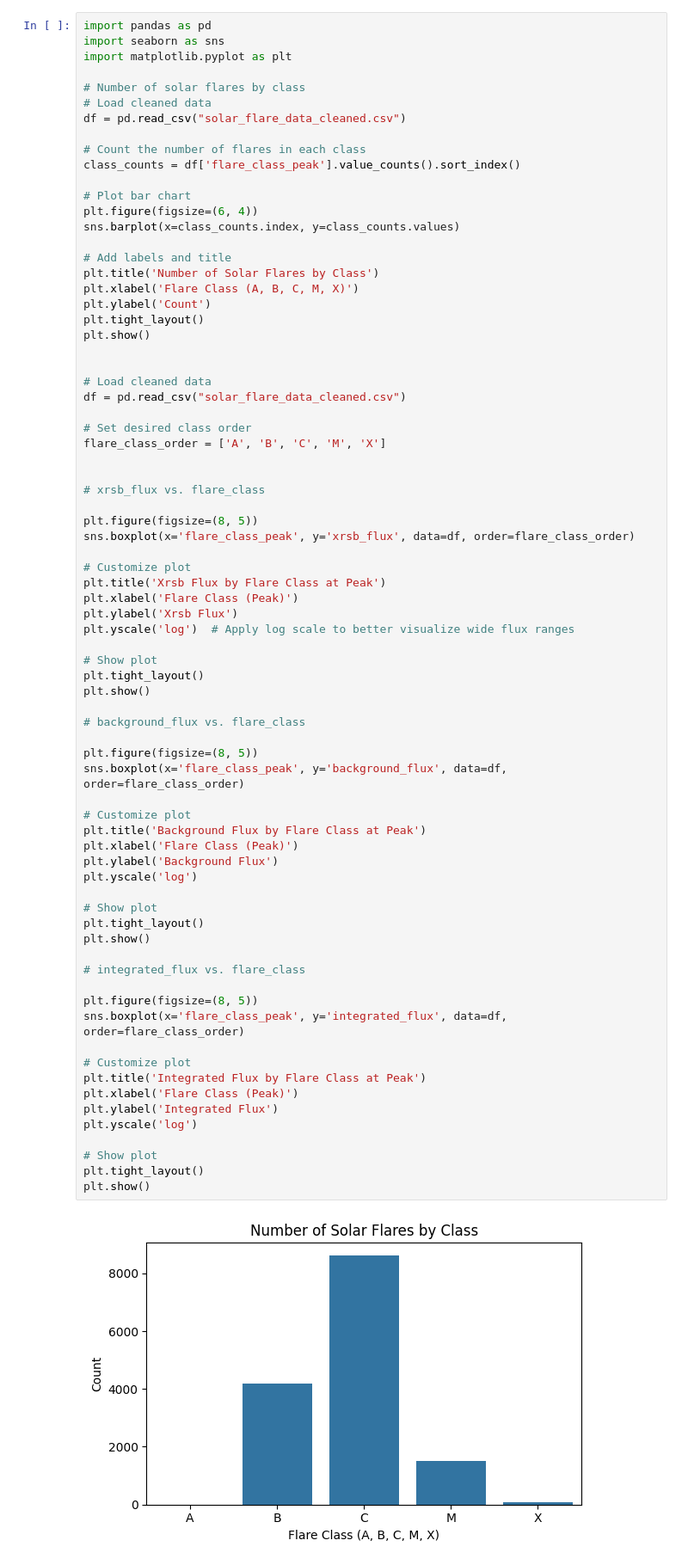
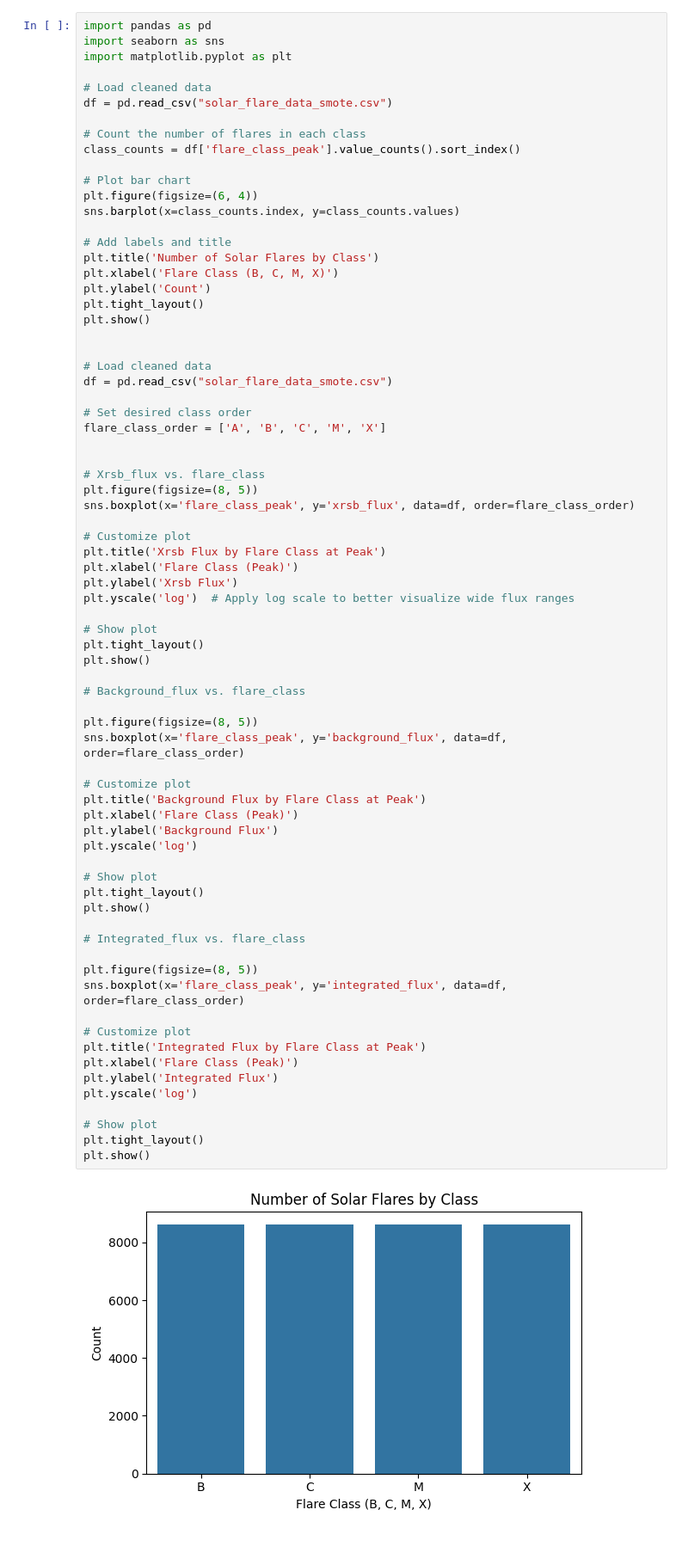
Before and after one commit to ishakotalwar/Datathon-2025-Solar-Flares, a Jupyter notebook: visualization.ipynb, the cells around one changed output. Shown at 86% size. Drawn from its saved outputs; the diff is of its cells as text.

Commit message:
Committing visualization final

```diff
--- a/visualization.ipynb
+++ b/visualization.ipynb
@@ -3,9 +3,8 @@ import pandas as pd
 import seaborn as sns
 import matplotlib.pyplot as plt
 
-# Number of solar flares by class
 # Load cleaned data
-df = pd.read_csv("solar_flare_data_cleaned.csv")
+df = pd.read_csv("solar_flare_data_smote.csv")
 
 # Count the number of flares in each class
 class_counts = df['flare_class_peak'].value_counts().sort_index()
@@ -16,21 +15,20 @@ sns.barplot(x=class_counts.index, y=class_counts.values)
 
 # Add labels and title
 plt.title('Number of Solar Flares by Class')
-plt.xlabel('Flare Class (A, B, C, M, X)')
+plt.xlabel('Flare Class (B, C, M, X)')
 plt.ylabel('Count')
 plt.tight_layout()
 plt.show()
 
 
 # Load cleaned data
-df = pd.read_csv("solar_flare_data_cleaned.csv")
+df = pd.read_csv("solar_flare_data_smote.csv")
 
 # Set desired class order
 flare_class_order = ['A', 'B', 'C', 'M', 'X']
 
 
-# xrsb_flux vs. flare_class
-
+# Xrsb_flux vs. flare_class
 plt.figure(figsize=(8, 5))
 sns.boxplot(x='flare_class_peak', y='xrsb_flux', data=df, order=flare_class_order)
 
@@ -44,34 +42,34 @@ plt.yscale('log')  # Apply log scale to better visualize wide flux ranges
 plt.tight_layout()
 plt.show()
 
-# background_flux vs. flare_class
+# Background_flux vs. flare_class
 
 plt.figure(figsize=(8, 5))
 sns.boxplot(x='flare_class_peak', y='background_flux', data=df, order=flare_class_order)
 
 # Customize plot
 plt.title('Background Flux by Flare Class at Peak')
 plt.xlabel('Flare Class (Peak)')
 plt.ylabel('Background Flux')
 plt.yscale('log')
 
 # Show plot
 plt.tight_layout()
 plt.show()
 
-# integrated_flux vs. flare_class
+# Integrated_flux vs. flare_class
 
 plt.figure(figsize=(8, 5))
 sns.boxplot(x='flare_class_peak', y='integrated_flux', data=df, order=flare_class_order)
 
 # Customize plot
 plt.title('Integrated Flux by Flare Class at Peak')
 plt.xlabel('Flare Class (Peak)')
 plt.ylabel('Integrated Flux')
 plt.yscale('log')
 
 # Show plot
 plt.tight_layout()
 plt.show()
 # %% [output]
-[figure, old version]
+[figure, new version]
```
Also changed, not shown: parts of 1 cell of this notebook.
